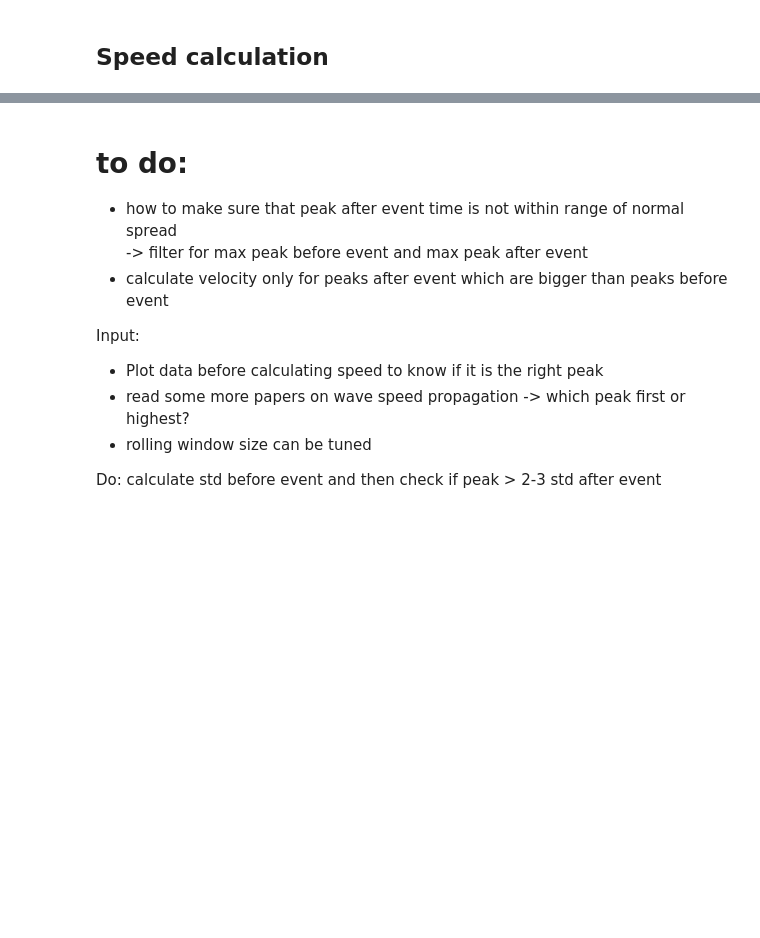
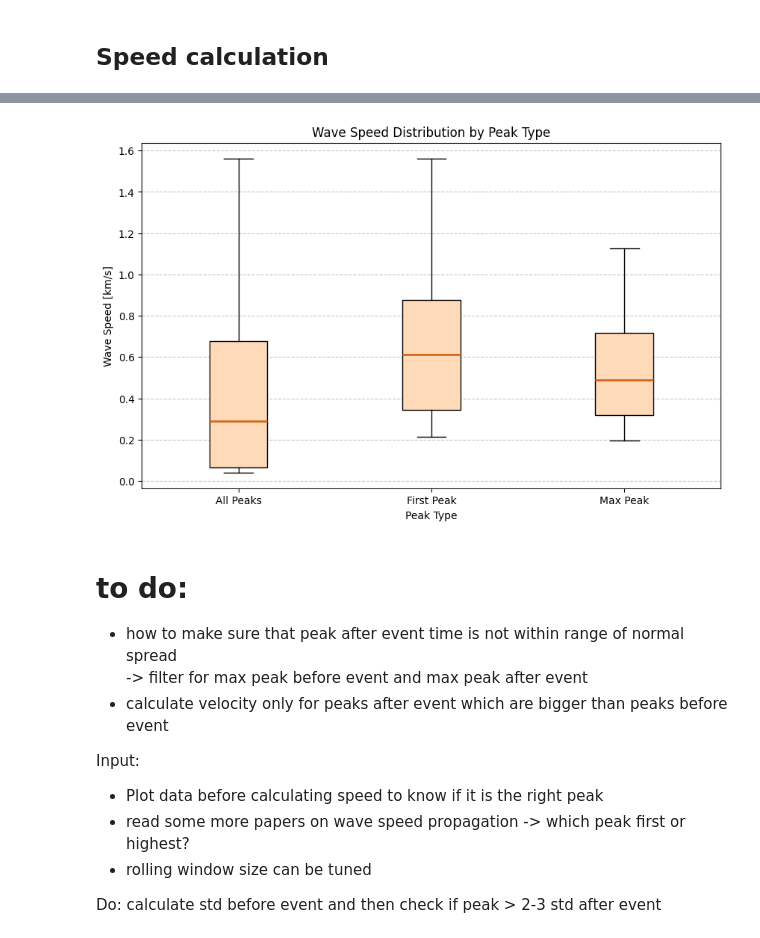
Before and after one commit to mfkiwl/tsunami-vtec-waves, a Jupyter notebook: propagation_speed.ipynb, the cells around one changed output, grey strips where cells are left out. Saved outputs shown, nothing was run; the diff lists cells and outputs as text; code cells hidden in the pictures; blank space fills up the shorter version.

Commit message:
Cleaned up file and added boxplot for different peak types

```diff
--- a/propagation_speed.ipynb
+++ b/propagation_speed.ipynb
@@ -459,10 +454,5 @@ for station in gs_id:
 # %%
-# peak detection
-
-# drop na
-kurtosis_df = kurtosis_df.dropna()
-
-# plot peaks
+# plot different peaks
 for station in gs_id:
     fig, ax = plt.subplots(figsize=(15, 5))
     for sat_id in sat_data[station]:
@@ -480,7 +470,7 @@ for station in gs_id:
     plt.title(f'Normalized kurtosis of residuals of ground station "{station}" over rolling window of {window_size} with peaks (kurtosis > 3 std)')
     plt.show()
     #save to folder wave propagation speed
-    #fig.savefig(f"{output_dir}/kurtosis_n_{station}_peak.png")
+    fig.savefig(f"{output_dir}/kurtosis_n_{station}_peak.png")
 # %% [output]
 [figure]
 [figure]
@@ -504,6 +511,6 @@ print(df_sat[df_sat['max_peak']== True])
 # %%
-# filter for kurtosis peaks after event time
-kurtosis_peaks = kurtosis_df[(kurtosis_df['peak']) & (kurtosis_df.index > event_time)]
+# filter for kurtosis peaks after event time, create a copy
+kurtosis_peaks = kurtosis_df[(kurtosis_df['peak']) & (kurtosis_df.index > event_time)].copy()
 # %%
 # calculate time difference between event time and peak time
 kurtosis_peaks['time_diff'] = (kurtosis_peaks.index - event_time).total_seconds()
@@ -535,0 +535,35 @@ print(kurtosis_peaks['wave_speed'])
+# %%
+print(kurtosis_peaks.head())
+
+# Prepare the data for each peak type
+peak_data = kurtosis_peaks[kurtosis_peaks['peak'] == True]['wave_speed']
+first_peak_data = kurtosis_peaks[kurtosis_peaks['first_peak'] == True]['wave_speed']
+max_peak_data = kurtosis_peaks[kurtosis_peaks['max_peak'] == True]['wave_speed']
+
+# Combine the data into a list for plotting
+box_colors = ['peachpuff', 'peachpuff', 'peachpuff']
+median_colors = ['chocolate', 'chocolate', 'chocolate']
+
+# Define colors for each box
+colors = ['blue', 'green', 'red']
+
+# Create the boxplot
+plt.figure(figsize=(10, 6))
+boxplot = plt.boxplot(data, patch_artist=True, labels=['All Peaks', 'First Peak', 'Max Peak'], showfliers=False)
+
+# Customize box colors
+for patch, color in zip(boxplot['boxes'], box_colors):
+    patch.set_facecolor(color)
+
+# Customize median colors
+for median, color in zip(boxplot['medians'], median_colors):
+    median.set_color(color)
+    median.set_linewidth(2)  # Optional: Make the median line thicker
+
+plt.title('Wave Speed Distribution by Peak Type')
+plt.xlabel('Peak Type')
+plt.ylabel('Wave Speed [km/s]')
+plt.grid(axis='y', linestyle='--', alpha=0.7)  # Add a light grid for readability
+plt.savefig(f"{output_dir}/wave_speed_boxplot.png")
+plt.show()
+# %% [output]
@@ -536,3 +587,4 @@ print(kurtosis_peaks['wave_speed'])
+[figure, added]
 # %% [markdown]
 # to do:
 - how to make sure that peak after event time is not within range of normal spread\
```
Also changed, not shown: parts of 8 cells of this notebook, 4 other files.
